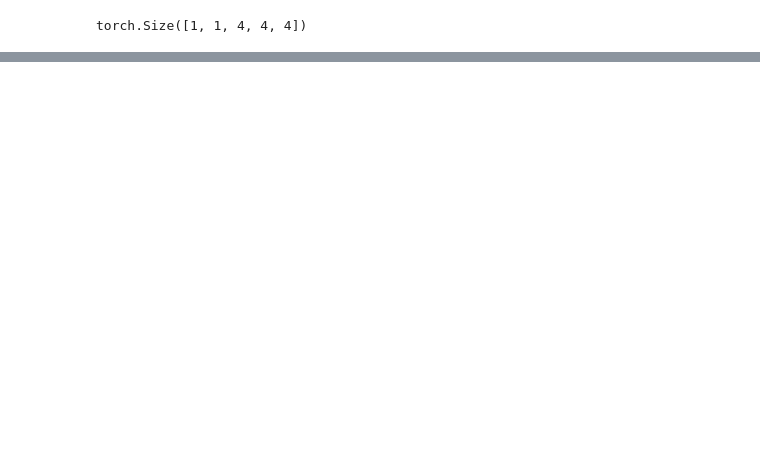
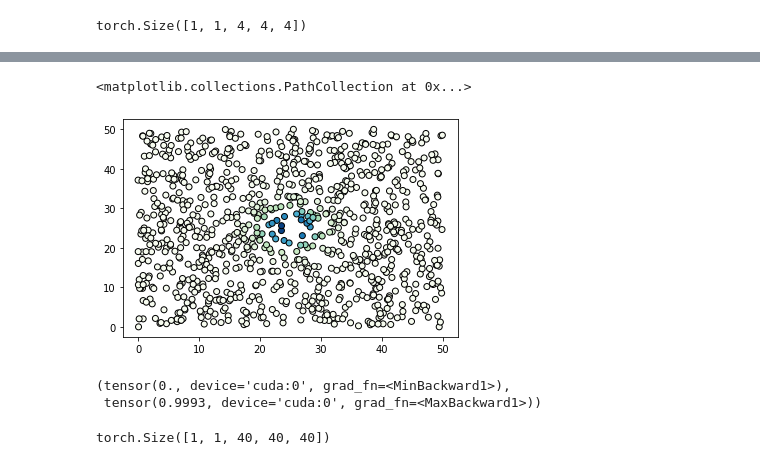
Before and after one commit to inoue0406/local_transformation_model, a Jupyter notebook: notebook/test_rev_trilinear.ipynb, the cells around one changed output, grey strips where cells are left out. Saved outputs shown, nothing was run; the diff lists cells and outputs as text; code cells hidden in the pictures; blank space fills up the shorter version.

```diff
--- a/notebook/test_rev_trilinear.ipynb
+++ b/notebook/test_rev_trilinear.ipynb
@@ -57,0 +99,9 @@ torch.Size([1, 1, 4, 4, 4])
+# %%
+# define point cloud size
+Npc = 1000
+# %%
+# torch.rand generates uniform [0,1)
+XYZ = torch.rand(1, 3, Npc, dtype=torch.float32, requires_grad=True).cuda()
+# force z value to zero
+XYZ[:,2,:] = 0
+XYZ = XYZ * height # Scale to uniform [0,height]
@@ -57,0 +128,22 @@ torch.Size([1, 1, 4, 4, 4])
+# %%
+R = torch.zeros(1,1,Npc).cuda()
+# %%
+# create circular field
+R[0,0,:] = torch.exp(-((XYZ[0,0,:]-ic)**2 + (XYZ[0,1,:]-jc)**2)/scale**2)
+# %%
+# test plot
+x = XYZ[0,0,:].detach().cpu().numpy()
+y = XYZ[0,1,:].detach().cpu().numpy()
+value = R[0,0,:].detach().cpu().numpy()
+plt.scatter(x, y, c=value, cmap="GnBu", edgecolors="black")
+# %% [output]
+<matplotlib.collections.PathCollection at 0x...>
+[figure, added]
+# %%
+# scale to [-1,1]
+#XYZ_scl = XYZ/25.0*2.0-1.0
+XYZ_scl = XYZ/50.0
+torch.min(XYZ_scl),torch.max(XYZ_scl)
+# %% [output]
+(tensor(0., device='cuda:0', grad_fn=<MinBackward1>),
+ tensor(0.9993, device='cuda:0', grad_fn=<MaxBackward1>))
@@ -57,0 +153,4 @@ torch.Size([1, 1, 4, 4, 4])
+# %%
+Rgrd.shape
+# %% [output]
+torch.Size([1, 1, 40, 40, 40])
```
Also changed, not shown: parts of 12 cells of this notebook, 13 other files.
